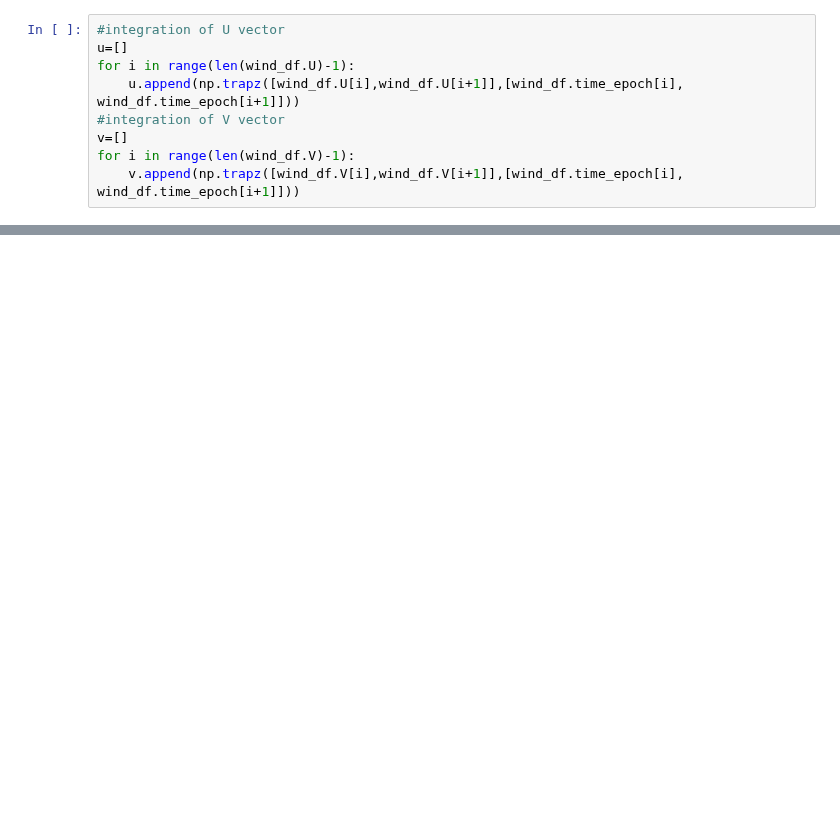
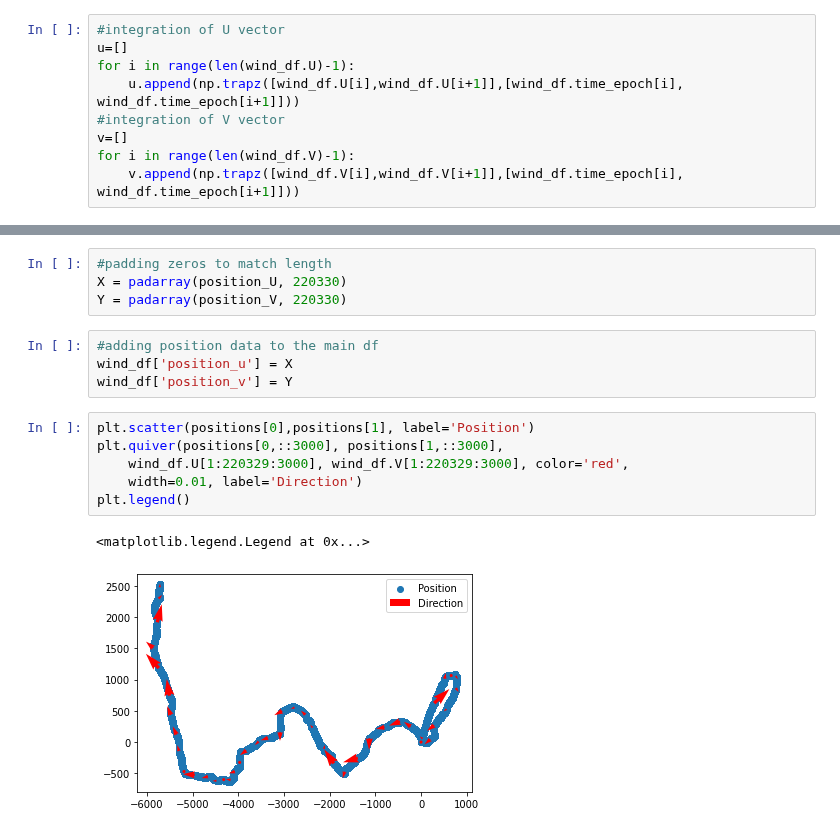
Before and after one commit to arunavanag591/odor_analysis, a Jupyter notebook: data_exploration/DesertBagAnalysis.ipynb, the cells around one changed output, grey strips where cells are left out. Drawn from its saved outputs; the diff is of its cells as text; blank space fills up the shorter version.

```diff
--- a/data_exploration/DesertBagAnalysis.ipynb
+++ b/data_exploration/DesertBagAnalysis.ipynb
@@ -326,0 +83,17 @@ dfbag02
+# %%
+#padding zeros to match length
+X = padarray(position_U, 220330)
+Y = padarray(position_V, 220330)
+# %%
+#adding position data to the main df
+wind_df['position_u'] = X
+wind_df['position_v'] = Y
+# %%
+plt.scatter(positions[0],positions[1], label='Position')
+plt.quiver(positions[0,::3000], positions[1,::3000],
+    wind_df.U[1:220329:3000], wind_df.V[1:220329:3000], color='red',
+    width=0.01, label='Direction')
+plt.legend()
+# %% [output]
+<matplotlib.legend.Legend at 0x...>
+[figure, added]
```
Also changed, not shown: parts of 64 cells of this notebook, 1 other file.
